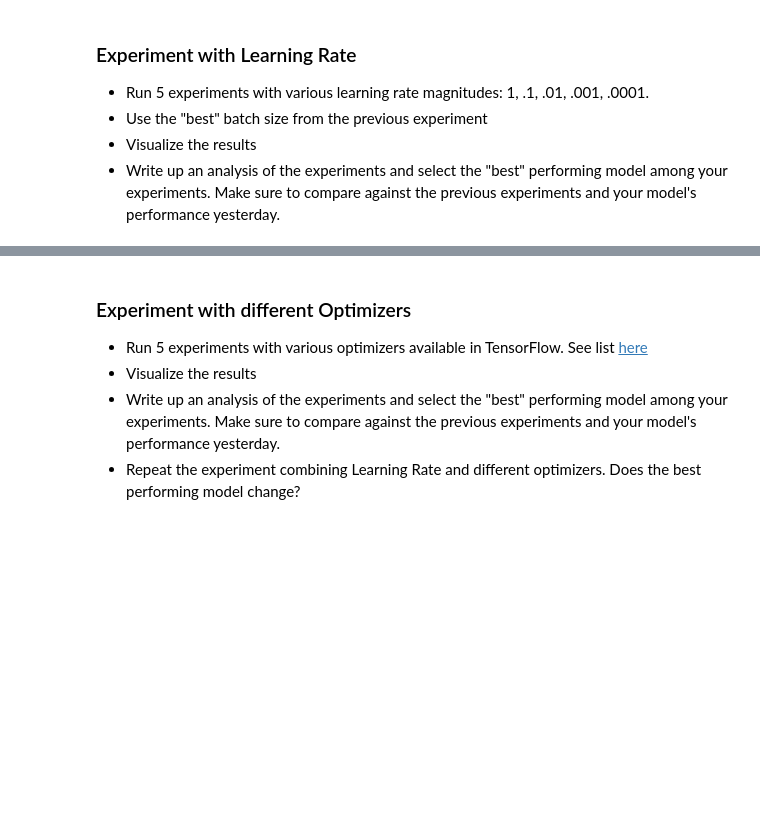
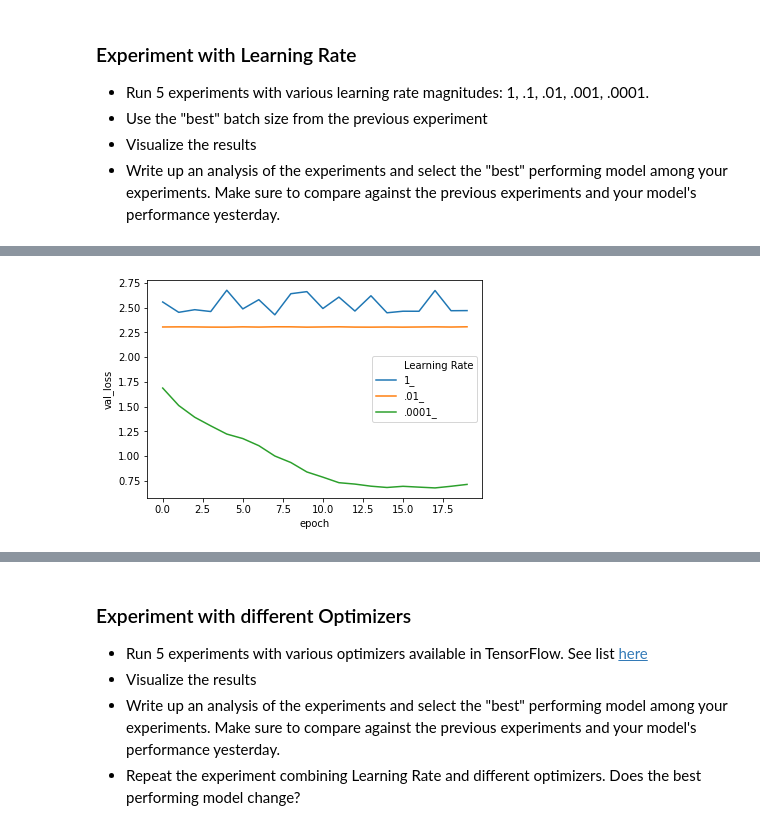
Before and after one commit to timrocar/DS-Unit-4-Sprint-2-Neural-Networks, a Jupyter notebook: module2-Train/LS_DS_422_Train_Assignment.ipynb, the cells around one changed output, grey strips where cells are left out. Saved outputs shown, nothing was run; the diff lists cells and outputs as text; code cells hidden in the pictures; blank space fills up the shorter version.

```diff
--- a/module2-Train/LS_DS_422_Train_Assignment.ipynb
+++ b/module2-Train/LS_DS_422_Train_Assignment.ipynb
@@ -297,8 +304,8 @@ sns.lineplot(x='epoch', y='val_accuracy', hue='Batch Size', data=df);
 * Visualize the results
 * Write up an analysis of the experiments and select the "best" performing model among your experiments. Make sure to compare against the previous experiments and your model's performance yesterday.
 # %%
-large_lr = create_model(1)
-bt_default = large_lr.fit(X_train, y_train,
+model = create_model(1)
+large_lr = model.fit(X_train, y_train,
                        epochs=20,
                        batch_size=8,
                        validation_data=(X_test, y_test))
@@ -347,6 +354,6 @@ Epoch 20/20
 # %%
-std_lr = create_model(.01)
-bt_default = std_lr.fit(X_train, y_train,
+model = create_model(.01)
+std_lr = model.fit(X_train, y_train,
                        epochs=20,
                        batch_size=8,
                        validation_data=(X_test, y_test))
@@ -395,6 +402,6 @@ Epoch 13/20
 # %%
-smallest_lr = create_model(.0001)
-bt_default = smallest_lr.fit(X_train, y_train,
+model = create_model(.0001)
+smallest_lr = model.fit(X_train, y_train,
                        epochs=20,
                        batch_size=8,
                        validation_data=(X_test, y_test))
@@ -400,0 +426,18 @@ bt_default = smallest_lr.fit(X_train, y_train,
+# %%
+import seaborn as sns
+import pandas as pd
+
+batch_sizes = []
+
+for exp, result in zip([large_lr, std_lr, smallest_lr],
+                       ["1_", ".01_", ".0001_"]):
+
+  df = pd.DataFrame.from_dict(exp.history)
+  df['epoch'] = df.index.values
+  df['Learning Rate'] = result
+
+  batch_sizes.append(df)
+
+df = pd.concat(batch_sizes)
+df['Learning Rate'] = df['Learning Rate'].astype('str')
+df.head()
@@ -400,0 +451,4 @@ bt_default = smallest_lr.fit(X_train, y_train,
+# %%
+sns.lineplot(x='epoch', y='val_loss', hue='Learning Rate', data=df);
+# %% [output]
+[figure, added]
```
Also changed, not shown: parts of 26 cells of this notebook, 14 other files.
